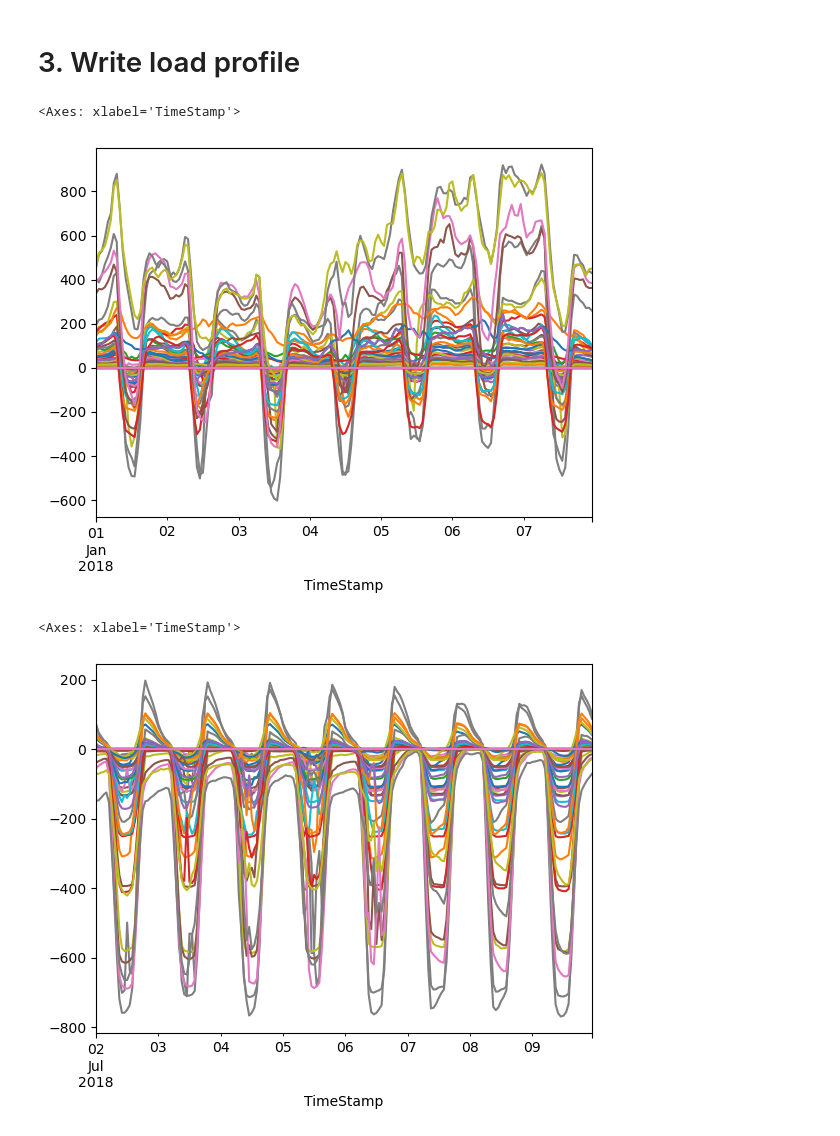
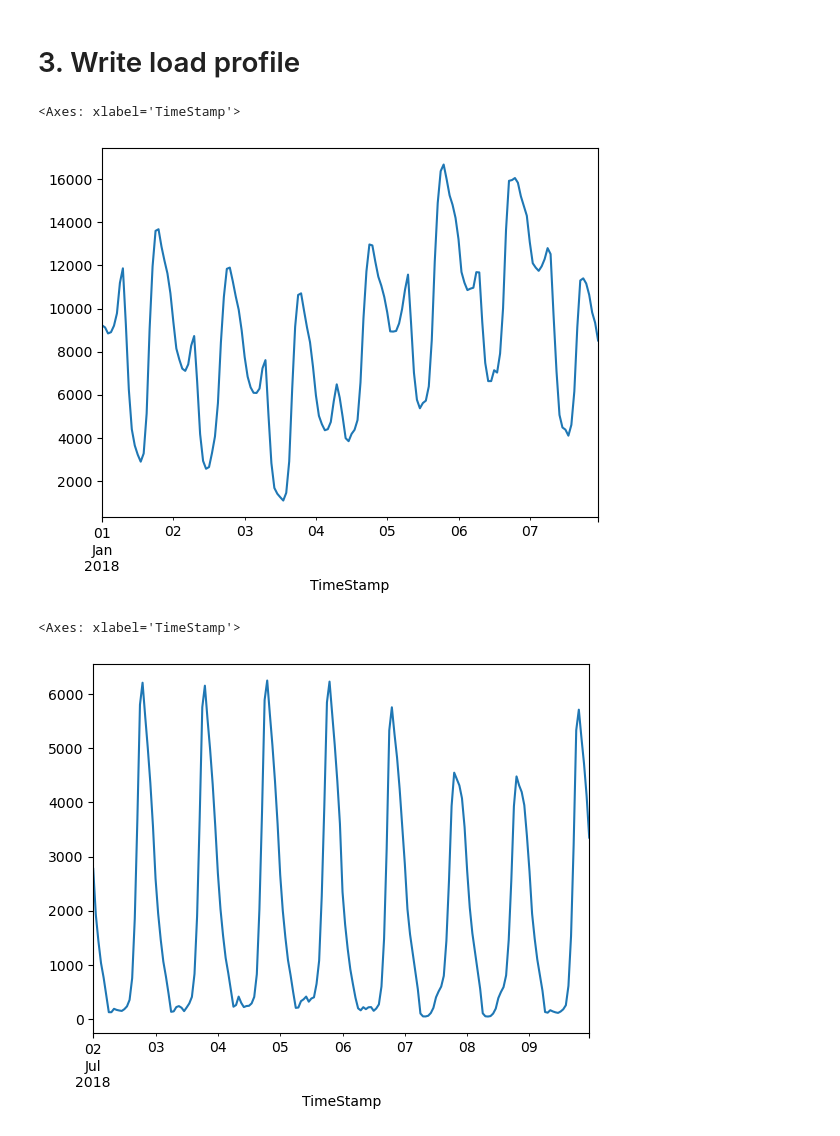
Before and after one commit to boyuan276/NYgrid-python, a Jupyter notebook: examples/write_load_profiles_2030StateScenario.ipynb, the cells around one changed output. Drawn from its saved outputs; the diff is of its cells as text; code cells hidden in the pictures.

```diff
--- a/examples/write_load_profiles_2030StateScenario.ipynb
+++ b/examples/write_load_profiles_2030StateScenario.ipynb
@@ -86,17 +86,17 @@ electrification_dict = {
     'res_building': {
         'data_dir': res_building_data_dir,
         'upgrade_id': 10,
-        'scaling_factor': 0.2
+        'scaling_factor': 0.3
     },
     'com_building': {
         'data_dir': com_building_data_dir,
         'upgrade_id': 18,
-        'scaling_factor': 0.2
+        'scaling_factor': 0.3
     },
     'electric_vehicle': {
         'data_dir': electric_vehicle_data_dir,
         'upgrade_id': 0,
-        'scaling_factor': 0.2
+        'scaling_factor': 1
     }
 }
 # %%
@@ -399,15 +399,18 @@ load_profile_out.update(load_profile_net)
 # External load profile are zero
 # Import and export flow are set in the generator profiles
 load_profile_out = load_profile_out.fillna(0)
+
+# Set negative load to zero
+load_profile_out[load_profile_out < 0] = 0
 # %%
-load_profile_out['2018-01-01':'2018-01-07'].plot(legend=False)
+load_profile_out['2018-01-01':'2018-01-07'].sum(axis=1).plot(legend=False)
 # %% [output]
 <Axes: xlabel='TimeStamp'>
-[figure, old version]
+[figure, new version]
 # %%
-load_profile_out['2018-07-02':'2018-07-09'].plot(legend=False)
+load_profile_out['2018-07-02':'2018-07-09'].sum(axis=1).plot(legend=False)
 # %% [output]
 <Axes: xlabel='TimeStamp'>
-[figure, old version]
+[figure, new version]
 # %%
 load_profile_out.to_csv(os.path.join(grid_data_dir, 'load_profile_2030.csv'))
```
Also changed, not shown: parts of 4 cells of this notebook.
